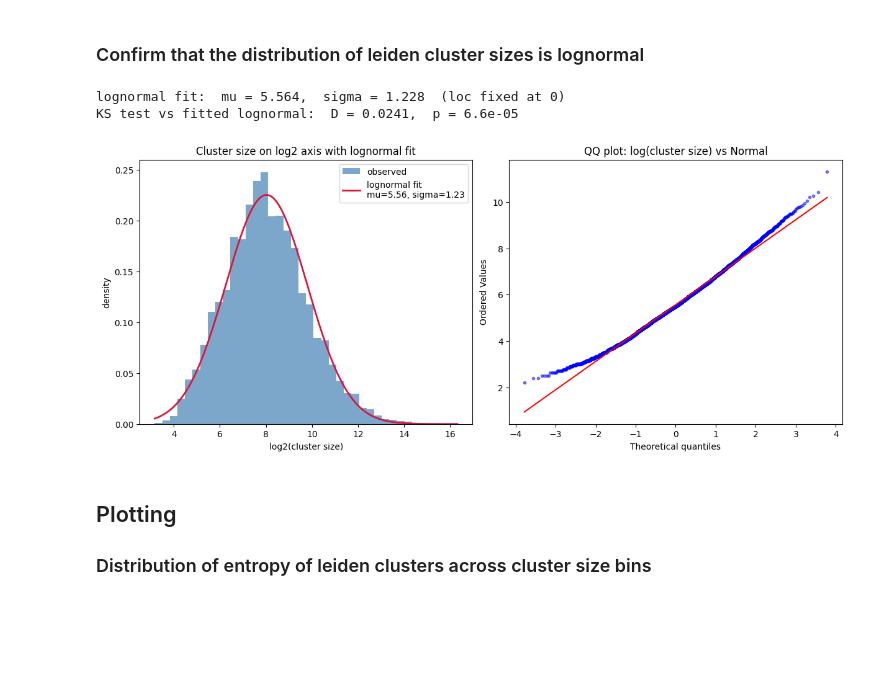
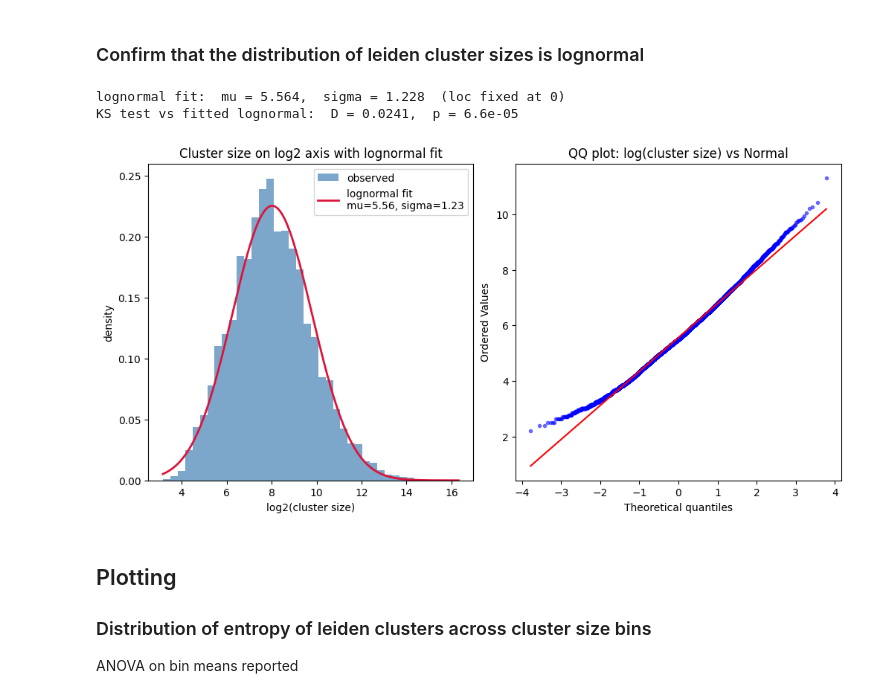
Before and after one commit to otodreas/scBaseCount_Pipeline, a Jupyter notebook: notebooks/cluster_stats.ipynb, the cells around one changed output. Drawn from its saved outputs; the diff is of its cells as text; code cells hidden in the pictures; blank space fills up the shorter version.

Commit message:
cluster_stats runs with more organized xarray implementation

```diff
--- a/notebooks/cluster_stats.ipynb
+++ b/notebooks/cluster_stats.ipynb
@@ -104,36 +99,43 @@ log_sz = np.log2(sizes)
 # %% [markdown]
 ### Confirm that the distribution of leiden cluster sizes is lognormal
 # %%
+cluster_sizes = ds.n_cells_leiden.stack(point=("accession", "leiden_cluster"))
+cluster_sizes = cluster_sizes.where(cluster_sizes > 0).dropna(dim="point")
+
+sizes = cluster_sizes.values.astype(float)
+log_sz = np.log2(sizes)
+
 shape, loc, scale = stats.lognorm.fit(sizes, floc=0)
 mu, sigma = np.log(scale), shape
 print(f"lognormal fit:  mu = {mu:.3f},  sigma = {sigma:.3f}  (loc fixed at 0)")
 
 ks_stat, ks_p = stats.kstest(sizes, "lognorm", args=(shape, loc, scale))
 print(f"KS test vs fitted lognormal:  D = {ks_stat:.4f},  p = {ks_p:.3g}")
 
-fig, (ax_hist, ax_qq) = plt.subplots(1, 2, figsize=(12, 5), layout="constrained")
+fig, (ax_hist, ax_qq) = plt.subplots(1, 2, figsize=(10, 5), layout="constrained")
 
 ax_hist.hist(log_sz, bins=40, density=True, color="steelblue", alpha=0.7, label="observed")
 xx = np.linspace(log_sz.min(), log_sz.max(), 400)
 pdf_log = stats.norm.pdf(xx, loc=mu / np.log(2), scale=sigma / np.log(2))
 ax_hist.plot(xx, pdf_log, color="crimson", lw=2, label=f"lognormal fit\nmu={mu:.2f}, sigma={sigma:.2f}")
 ax_hist.set_xlabel("log2(cluster size)")
 ax_hist.set_ylabel("density")
 ax_hist.set_title("Cluster size on log2 axis with lognormal fit")
 ax_hist.legend()
 
 stats.probplot(np.log(sizes), dist="norm", plot=ax_qq)
 ax_qq.set_title("QQ plot: log(cluster size) vs Normal")
 ax_qq.get_lines()[0].set_markersize(3)
 ax_qq.get_lines()[0].set_alpha(0.5)
 
 plt.show()
 # %% [output]
 lognormal fit:  mu = 5.564,  sigma = 1.228  (loc fixed at 0)
 KS test vs fitted lognormal:  D = 0.0241,  p = 6.6e-05
-[figure, old version]
+[figure, new version]
 # %% [markdown]
 ## Plotting
 
 ### Distribution of entropy of leiden clusters across cluster size bins
+ANOVA on bin means reported
 # %%
```
Also changed, not shown: parts of 13 cells of this notebook.
